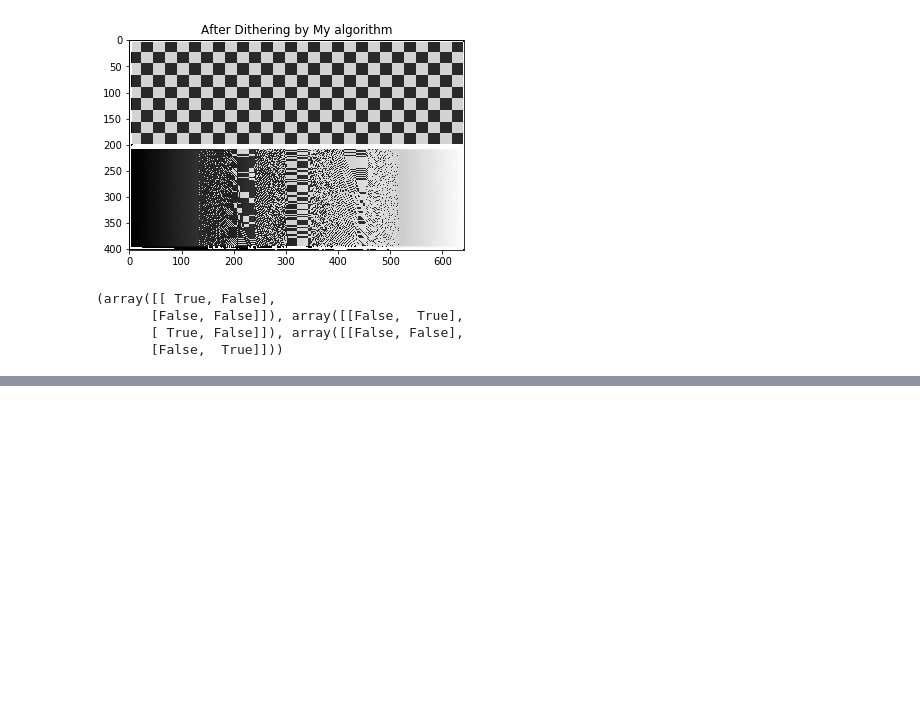
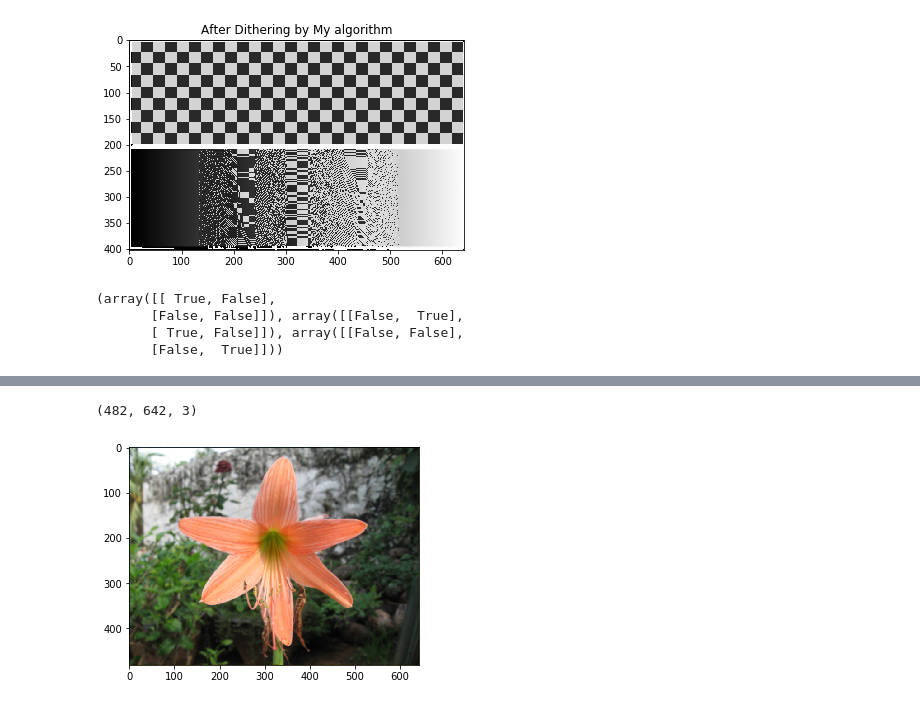
Before and after one commit to saisk8/Color-Image-Processing, a Jupyter notebook: Assignment-2/Assignment-2.ipynb, the cells around one changed output, grey strips where cells are left out. Drawn from its saved outputs; the diff is of its cells as text; code cells hidden in the pictures; blank space fills up the shorter version.

```diff
--- a/Assignment-2/Assignment-2.ipynb
+++ b/Assignment-2/Assignment-2.ipynb
@@ -112,0 +109,24 @@ img[:,:, 0][_0 == True].shape
+# %%
+H_G = np.array(
+        [[0, 1, 0],
+         [1, 4, 1],
+         [0, 1, 0]]) / 4  # yapf: disable
+
+H_RB = np.array(
+    [[1, 2, 1],
+     [2, 4, 2],
+     [1, 2, 1]]) / 4
+# %%
+from scipy.ndimage.filters import convolve
+R = convolve(output * _r, H_RB)
+G = convolve(output * _g, H_G)
+B = convolve(output * _b, H_RB)
+color_img = np.stack((R,G,B), axis=2)
+color_img.shape
+# %% [output]
+(482, 642, 3)
+# %%
+plt.imshow(color_img)
+plt.show()
+# %% [output]
+[figure, added]
```
Also changed, not shown: parts of 6 cells of this notebook.
